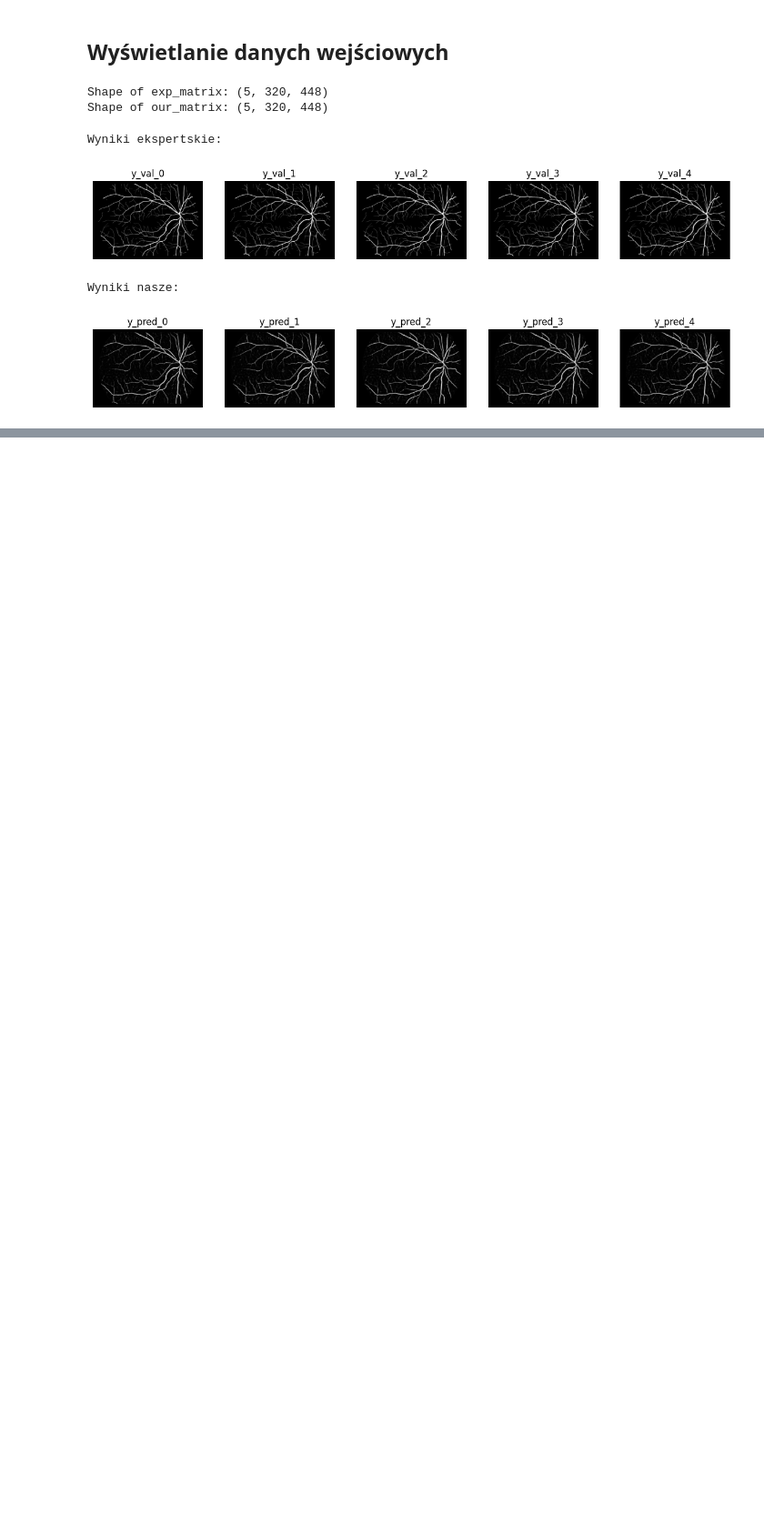
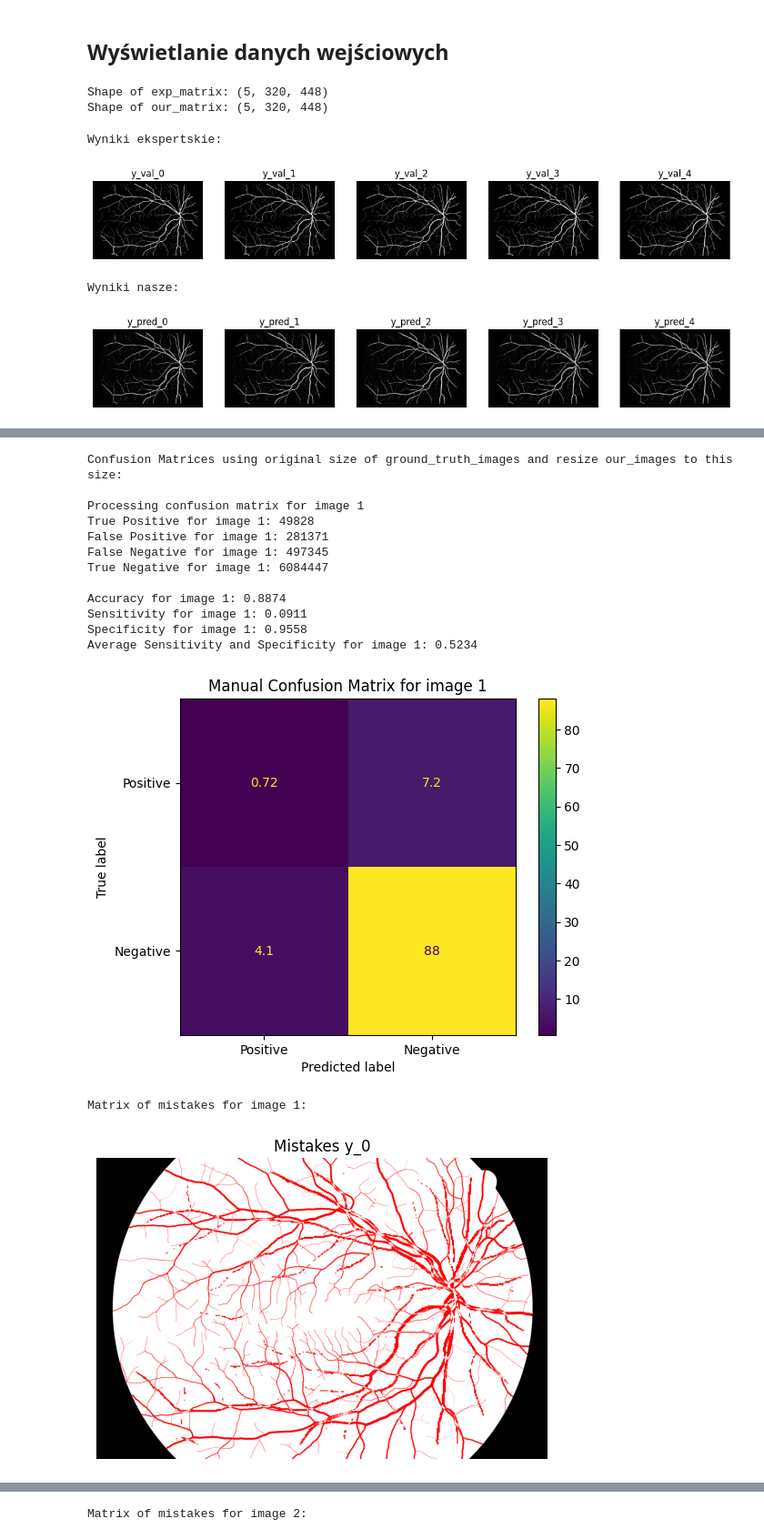
Before and after one commit to mr-SCWN/Informatyka-w-medycynie, a Jupyter notebook: Oko/Macierz pomyłek UNET.ipynb, the cells around one changed output, grey strips where cells are left out. Shown at 91% size. Cells and saved outputs as stored; diff of their text form; code cells hidden in the pictures; blank space fills up the shorter version.

```diff
--- a/Oko/Macierz pomyłek UNET.ipynb
+++ b/Oko/Macierz pomyłek UNET.ipynb
@@ -146,0 +217,23 @@ for i in range(num_images):
+# %%
+print("Confusion Matrices using original size of ground_truth_images and resize our_images to this size:\n")
+
+gt_images_bin = [np.where(img > threshold, 255, 0) for img in ground_truth_images]
+our_images_resized = [resize_image(img, ground_truth_images[i].shape[::-1]) for i, img in enumerate(our_images_bin)]
+
+calculate_confusion_matrix_and_display(gt_images_bin, our_images_resized, mask_image, resize_mask=True)
+# %% [output]
+Confusion Matrices using original size of ground_truth_images and resize our_images to this size:
+
+Processing confusion matrix for image 1
+True Positive for image 1: 49828
+False Positive for image 1: 281371
+False Negative for image 1: 497345
+True Negative for image 1: 6084447
+
+Accuracy for image 1: 0.8874
+Sensitivity for image 1: 0.0911
+Specificity for image 1: 0.9558
+Average Sensitivity and Specificity for image 1: 0.5234
+[figure, added]
+Matrix of mistakes for image 1:
+[figure, added]
@@ -146,0 +251 @@ for i in range(num_images):
+Matrix of mistakes for image 2:
```
Also changed, not shown: parts of 16 cells of this notebook.
